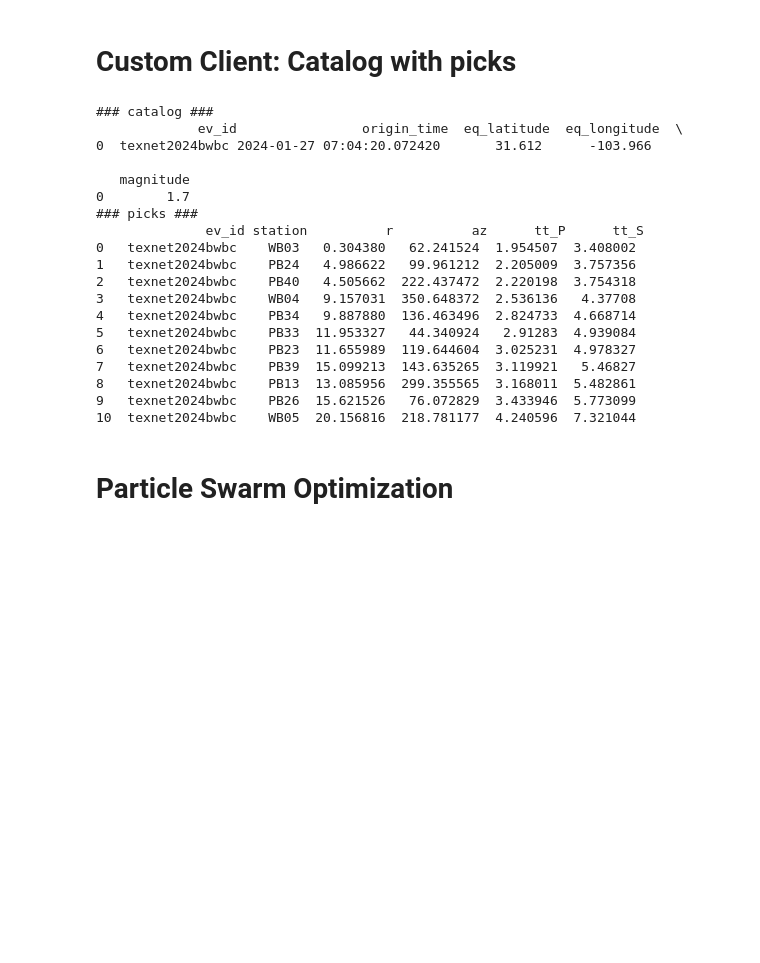
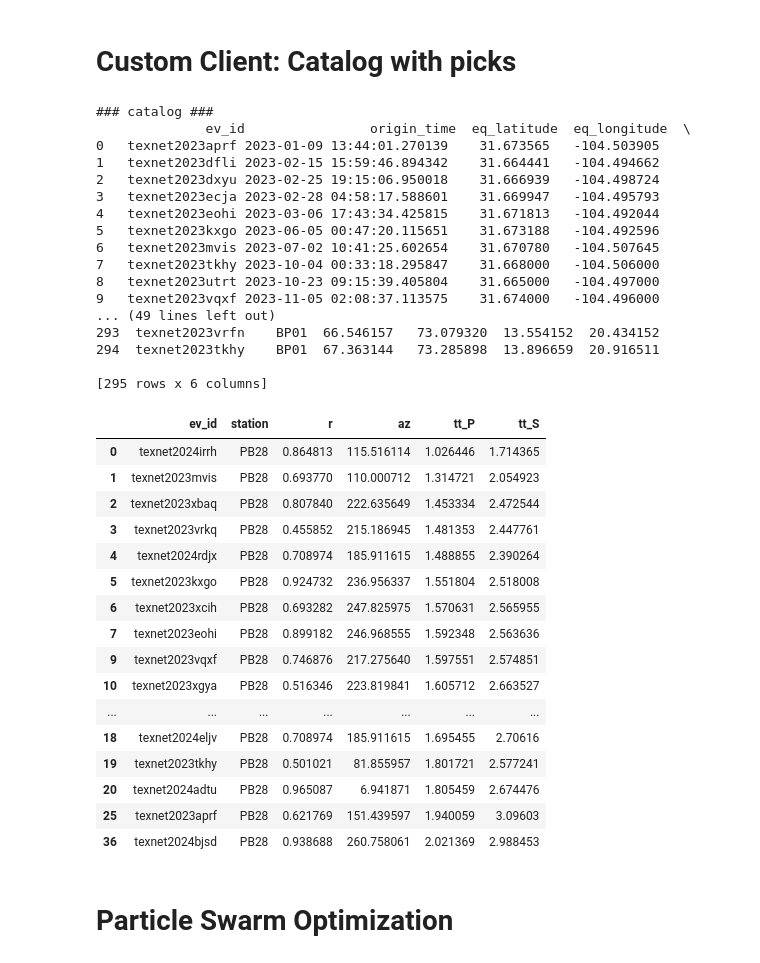
Before and after one commit to ecastillot/delaware, a Jupyter notebook: 10102024/script/inv/inv_depth_colab_PB28_PB35.ipynb, the cells around one changed output. Cells and saved outputs as stored; diff of their text form; code cells hidden in the pictures; blank space fills up the shorter version.

```diff
--- a/10102024/script/inv/note_inv_depth_colab.ipynb
+++ b/10102024/script/inv/inv_depth_colab_PB28_PB35.ipynb
@@ -53,40 +53,67 @@ from delaware.core.client import CustomClient
 from delaware.loc.inv import prepare_cat2inv
 
 provider = "USGS"
+sta_ref = "PB28"
+radius = 1
+starttime = UTCDateTime(f"2023-01-01 15:26:30")
+endtime = UTCDateTime("2024-09-01 15:26:32")
+
 client =  CustomClient(provider)
-# region = [-104.84329,-103.79942,31.39610,31.91505]
-region = [-103.973638,-103.963891,31.607104,31.614540]
+
+ref = stations[stations["station"].isin([sta_ref])]
+ref = ref.drop_duplicates(subset=["station"],
+                                          ignore_index=True)
 
 cat,picks,mag = client.get_custom_events(
-                        minlatitude=region[2], maxlatitude=region[3],
-                        minlongitude=region[0], maxlongitude=region[1],
+                        latitude=ref.loc[0].latitude,
+                        longitude=ref.loc[0].longitude,
+                        maxradius=radius/111,
                         includeallorigins=True,
-                        starttime=UTCDateTime(f"2024-01-01 15:26:30"),
-                        endtime=UTCDateTime("2024-01-30 15:26:32"))
+                        starttime=starttime,
+                        endtime=endtime)
 
 cat, picks = prepare_cat2inv(cat,picks,attach_station=stations)
 print("### catalog ###\n",cat)
 print("### picks ###\n",picks)
 # %% [output]
 ### catalog ###
-             ev_id                origin_time  eq_latitude  eq_longitude  \
-0  texnet2024bwbc 2024-01-27 07:04:20.072420       31.612      -103.966
+              ev_id                origin_time  eq_latitude  eq_longitude  \
+0   texnet2023aprf 2023-01-09 13:44:01.270139    31.673565   -104.503905
+1   texnet2023dfli 2023-02-15 15:59:46.894342    31.664441   -104.494662
+2   texnet2023dxyu 2023-02-25 19:15:06.950018    31.666939   -104.498724
+3   texnet2023ecja 2023-02-28 04:58:17.588601    31.669947   -104.495793
+4   texnet2023eohi 2023-03-06 17:43:34.425815    31.671813   -104.492044
+5   texnet2023kxgo 2023-06-05 00:47:20.115651    31.673188   -104.492596
+6   texnet2023mvis 2023-07-02 10:41:25.602654    31.670780   -104.507645
+7   texnet2023tkhy 2023-10-04 00:33:18.295847    31.668000   -104.506000
+8   texnet2023utrt 2023-10-23 09:15:39.405804    31.665000   -104.497000
+9   texnet2023vqxf 2023-11-05 02:08:37.113575    31.674000   -104.496000
+... (49 lines left out)
+293  texnet2023vrfn    BP01  66.546157   73.079320  13.554152  20.434152
+294  texnet2023tkhy    BP01  67.363144   73.285898  13.896659  20.916511
 
-   magnitude
-0        1.7
-### picks ###
-              ev_id station          r          az      tt_P      tt_S
-0   texnet2024bwbc    WB03   0.304380   62.241524  1.954507  3.408002
-1   texnet2024bwbc    PB24   4.986622   99.961212  2.205009  3.757356
-2   texnet2024bwbc    PB40   4.505662  222.437472  2.220198  3.754318
-3   texnet2024bwbc    WB04   9.157031  350.648372  2.536136   4.37708
-4   texnet2024bwbc    PB34   9.887880  136.463496  2.824733  4.668714
-5   texnet2024bwbc    PB33  11.953327   44.340924   2.91283  4.939084
-6   texnet2024bwbc    PB23  11.655989  119.644604  3.025231  4.978327
-7   texnet2024bwbc    PB39  15.099213  143.635265  3.119921   5.46827
-8   texnet2024bwbc    PB13  13.085956  299.355565  3.168011  5.482861
-9   texnet2024bwbc    PB26  15.621526   76.072829  3.433946  5.773099
-10  texnet2024bwbc    WB05  20.156816  218.781177  4.240596  7.321044
+[295 rows x 6 columns]
+# %%
+picks = picks[picks["station"]==sta_ref]
+picks
+# %% [output]
+|  | ev_id | station | r | az | tt_P | tt_S |
+| 0 | texnet2024irrh | PB28 | 0.864813 | 115.516114 | 1.026446 | 1.714365 |
+| 1 | texnet2023mvis | PB28 | 0.693770 | 110.000712 | 1.314721 | 2.054923 |
+| 2 | texnet2023xbaq | PB28 | 0.807840 | 222.635649 | 1.453334 | 2.472544 |
+| 3 | texnet2023vrkq | PB28 | 0.455852 | 215.186945 | 1.481353 | 2.447761 |
+| 4 | texnet2024rdjx | PB28 | 0.708974 | 185.911615 | 1.488855 | 2.390264 |
+| 5 | texnet2023kxgo | PB28 | 0.924732 | 236.956337 | 1.551804 | 2.518008 |
+| 6 | texnet2023xcih | PB28 | 0.693282 | 247.825975 | 1.570631 | 2.565955 |
+| 7 | texnet2023eohi | PB28 | 0.899182 | 246.968555 | 1.592348 | 2.563636 |
+| 9 | texnet2023vqxf | PB28 | 0.746876 | 217.275640 | 1.597551 | 2.574851 |
+| 10 | texnet2023xgya | PB28 | 0.516346 | 223.819841 | 1.605712 | 2.663527 |
+| ... | ... | ... | ... | ... | ... | ... |
+| 18 | texnet2024eljv | PB28 | 0.708974 | 185.911615 | 1.695455 | 2.70616 |
+| 19 | texnet2023tkhy | PB28 | 0.501021 | 81.855957 | 1.801721 | 2.577241 |
+| 20 | texnet2024adtu | PB28 | 0.965087 | 6.941871 | 1.805459 | 2.674476 |
+| 25 | texnet2023aprf | PB28 | 0.621769 | 151.439597 | 1.940059 | 3.09603 |
+| 36 | texnet2024bjsd | PB28 | 0.938688 | 260.758061 | 2.021369 | 2.988453 |
 # %% [markdown]
 # Particle Swarm Optimization
 # %%
```
Also changed, not shown: parts of 3 cells of this notebook, 3 other files.
